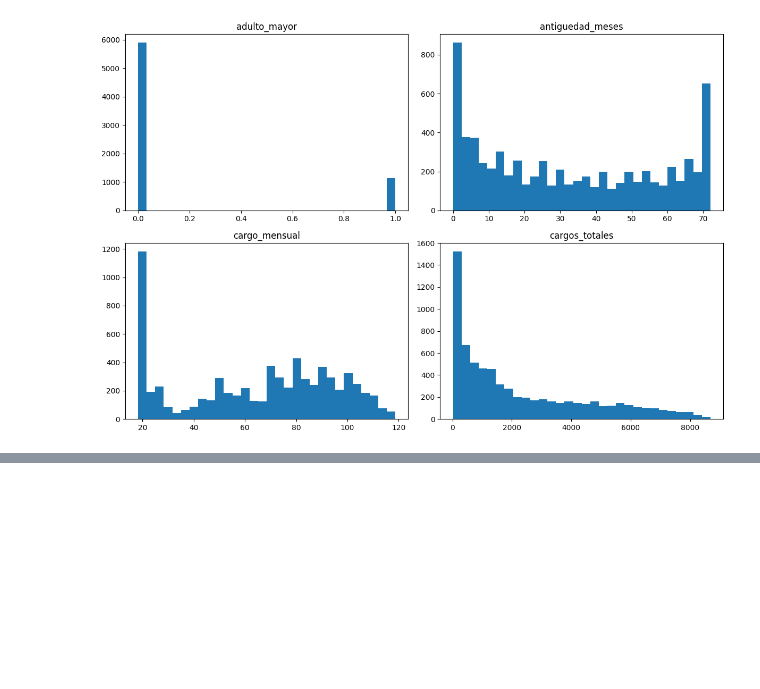
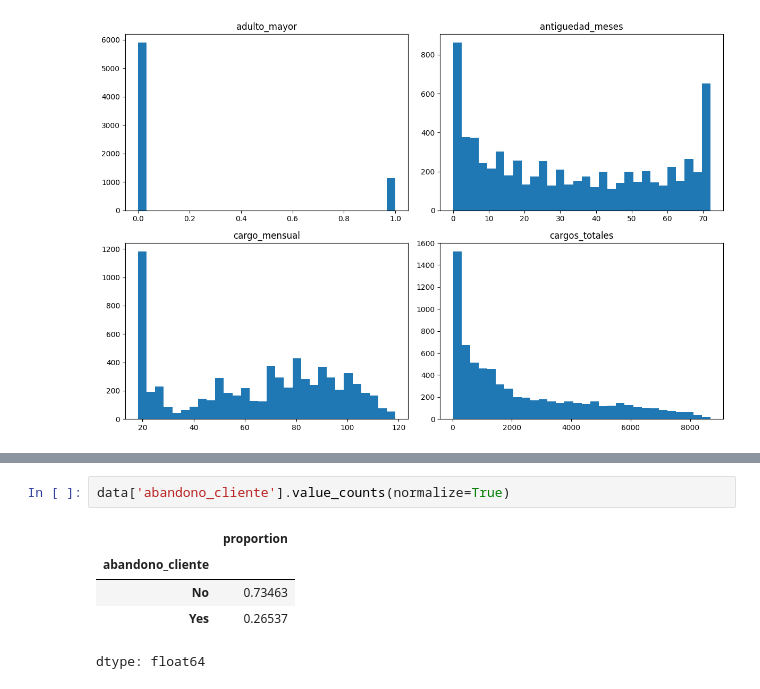
Before and after one commit to r2x4/hackathon, a Jupyter notebook: hackathon.ipynb, the cells around one changed output, grey strips where cells are left out. Cells and saved outputs as stored; diff of their text form; blank space fills up the shorter version.

```diff
--- a/hackathon.ipynb
+++ b/hackathon.ipynb
@@ -175,0 +182,8 @@ plt.show()
+# %%
+data['abandono_cliente'].value_counts(normalize=True)
+# %% [output]
+|  | proportion |
+| abandono_cliente |  |
+| No | 0.73463 |
+| Yes | 0.26537 |
+dtype: float64
```
Also changed, not shown: parts of 6 cells of this notebook.
